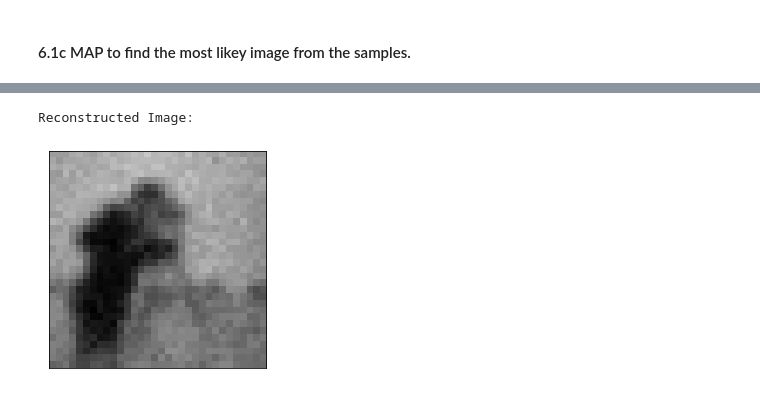
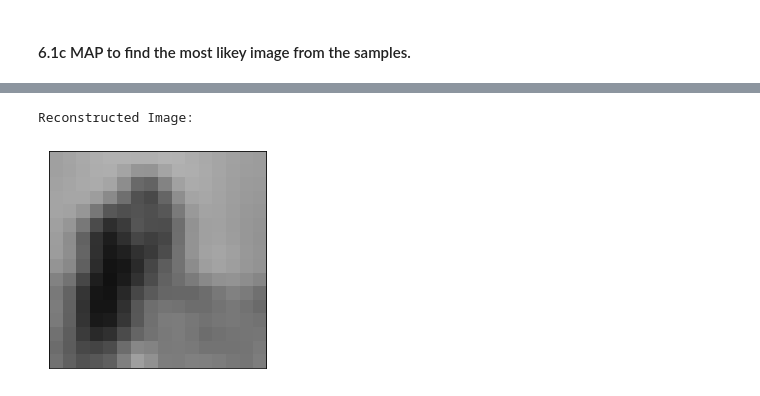
Before and after one commit to LorenzoStigliano/inverse-problems-mcmc, a Jupyter notebook: Main_Notebook.ipynb, the cells around one changed output, grey strips where cells are left out. Drawn from its saved outputs; the diff is of its cells as text; code cells hidden in the pictures.

Commit message:
trying to implement main changes to imaging - reversible sampler

```diff
--- a/Main_Notebook.ipynb
+++ b/Main_Notebook.ipynb
@@ -1200,7 +1202,7 @@ imshow(image_camera)
 # %% [markdown]
 #### 6.1 De-Noising
 # %%
-image_camera_scaled = imscale(image_camera,1/8)
+image_camera_scaled = imscale(image_camera,1/16)
 img_noisy_scaled = gaussian_filter(image_camera_scaled,1)
 
 imshow(image_camera_scaled), imshow(img_noisy_scaled)
@@ -1267,7 +1278,7 @@ beta_s
 # %% [markdown]
 #### 6.1b Using MHA to sample potential images
 # %%
-beta_R = 0.12
+beta_R = 2
 beta_Non_R = 1/(np.sqrt(2/np.pi)*2.38)
 beta_Non_R = 0.15
 # %%
@@ -1275,6 +1286,6 @@ dimension = len(img_noisy_scaled.flatten())
 
 target_distribution = Image_Target(img_noisy_scaled)
 proposal = Proposal(beta = beta_R, pick = "random_walk_nd")
-sampler_image = Sampler_Imaging(beta = beta_R, N = 5000, dimension=dimension, target_distribution=target_distribution, proposal=proposal)
+sampler_image = Sampler_Imaging(beta = beta_R, N = 5000, dimension=dimension, image=img_noisy_scaled, proposal=proposal)
 
 samples_reversible, _ = sampler_image.Reversible_Metropolis_Hastings_Algo()
@@ -1284,7 +1313,6 @@ samples_reversible, _ = sampler_image.Reversible_Metropolis_Hastings_Algo()
 def MAP(samples_reversible, target_distribution):
     max_value = 0
     best_image = samples_reversible[0]
-    likelihood = target_distribution.likelihood()
 
     for image in samples_reversible:
         if target_distribution.pdf(image) > max_value:
@@ -1292,6 +1320,12 @@ def MAP(samples_reversible, target_distribution):
             best_image = image
 
     return image
+
+def CM(samples_reversible):
+    image_1 = samples_reversible[0]
+    for image in samples_reversible[1:]:
+        image_1 = image_1 + image
+    return (1/len(samples_reversible))*(image_1)
 # %%
 print("Original Noisy Image:")
 imshow(img_noisy_scaled)
@@ -1301,10 +1341,10 @@ Original Noisy Image:
 # %%
-print("Reconstructed Image:")
+print("Reconstructed Image with MAP:")
 best_image = MAP(samples_reversible, target_distribution)
-imshow(best_image.reshape(32,32))
+imshow(best_image.reshape(16,16))
 # %% [output]
 Reconstructed Image:
-[figure, old version]
+[figure, new version]
 # %%
 print("Target Image:")
 imshow(image_camera_scaled)
```
Also changed, not shown: parts of 14 cells of this notebook.
